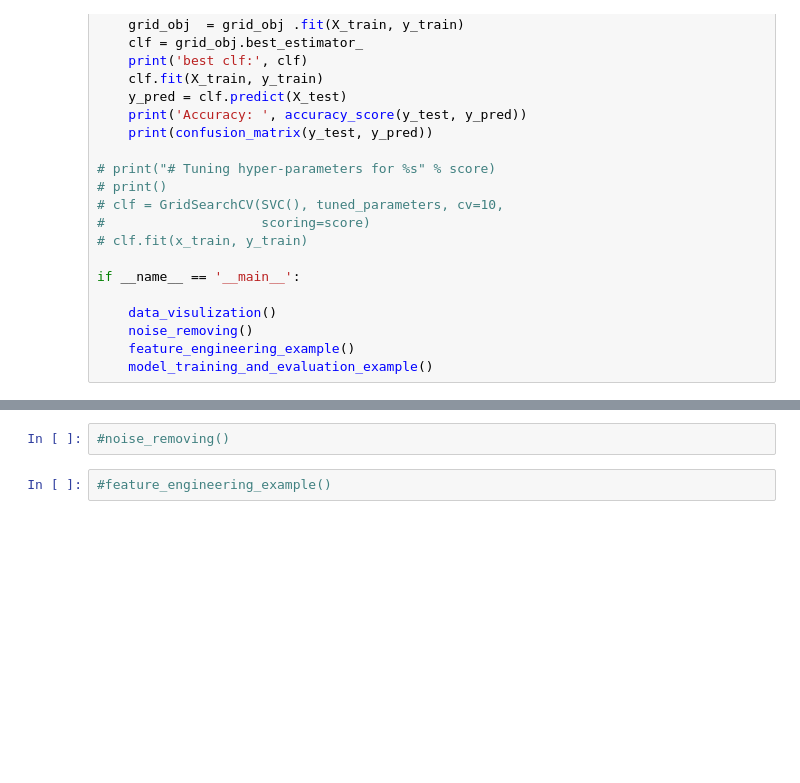
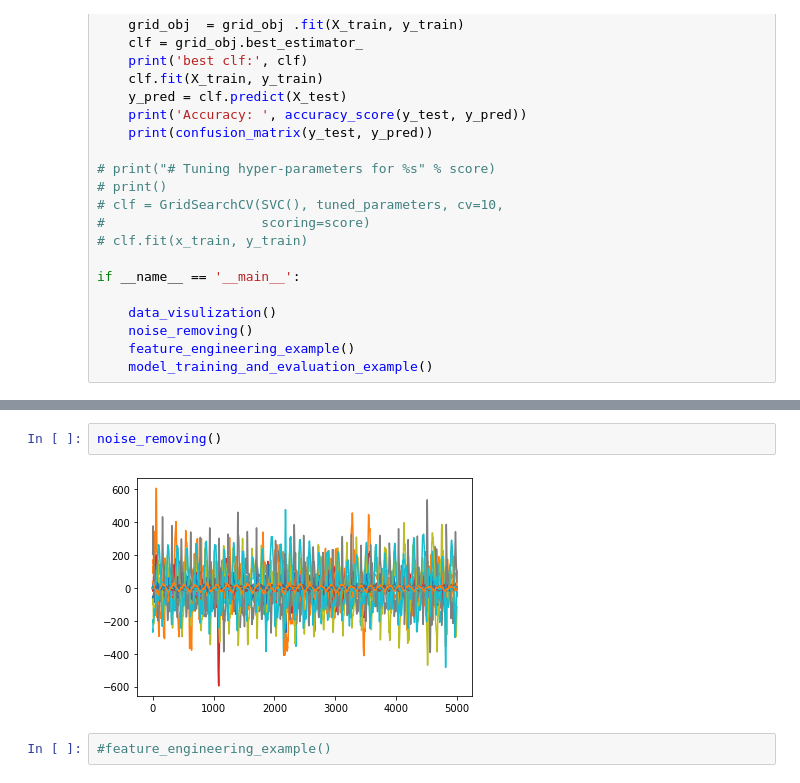
Before and after one commit to ash900/MotionSense, a Jupyter notebook: har.ipynb, the cells around one changed output, grey strips where cells are left out. Saved outputs shown, nothing was run; the diff lists cells and outputs as text; blank space fills up the shorter version.

```diff
--- a/har.ipynb
+++ b/har.ipynb
@@ -218,5 +311,7 @@ data_visulization()
-# %%
-#noise_removing()
+# %%
+noise_removing()
+# %% [output]
+[figure, added]
 # %%
 #feature_engineering_example()
 # %%
```
Also changed, not shown: parts of 3 cells of this notebook.
